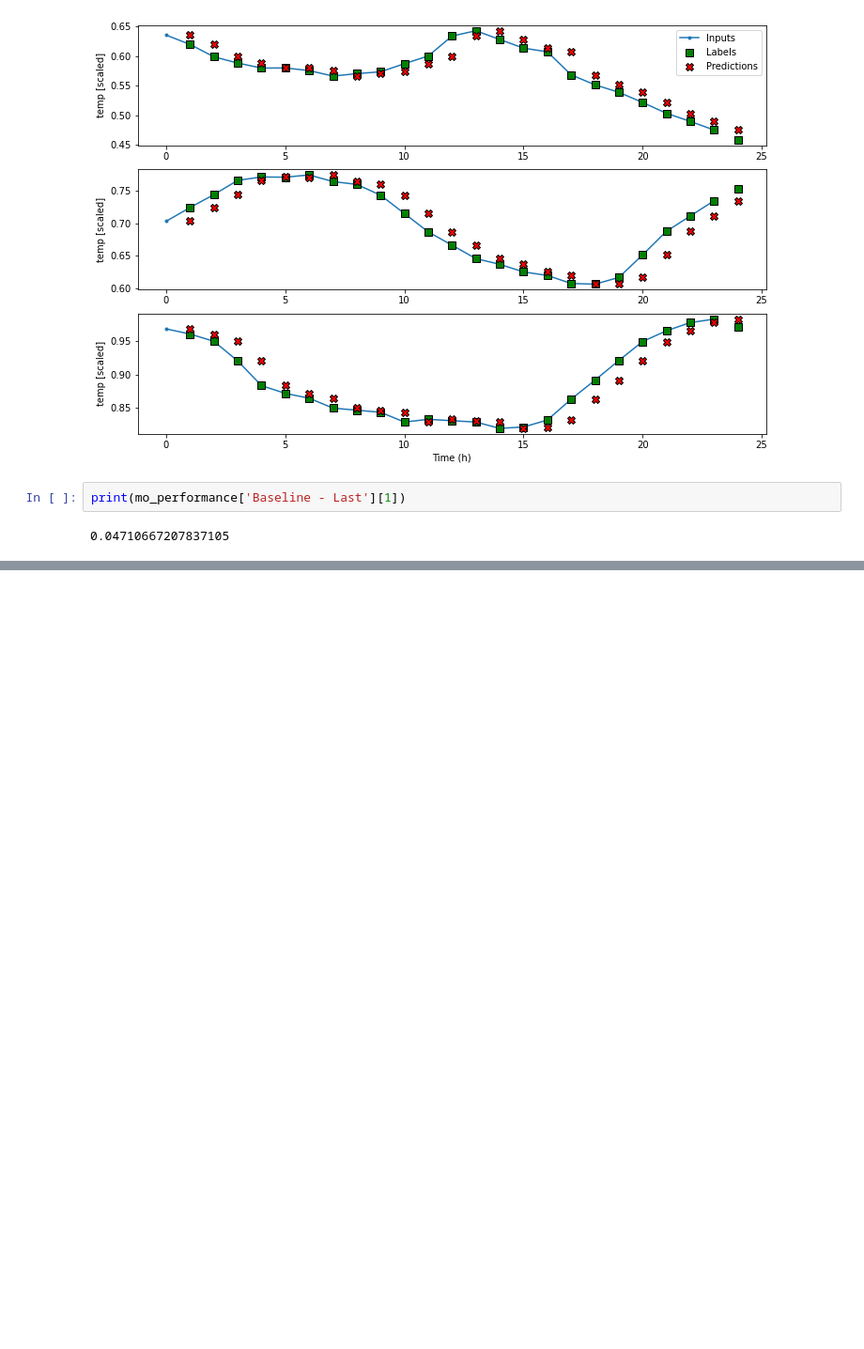
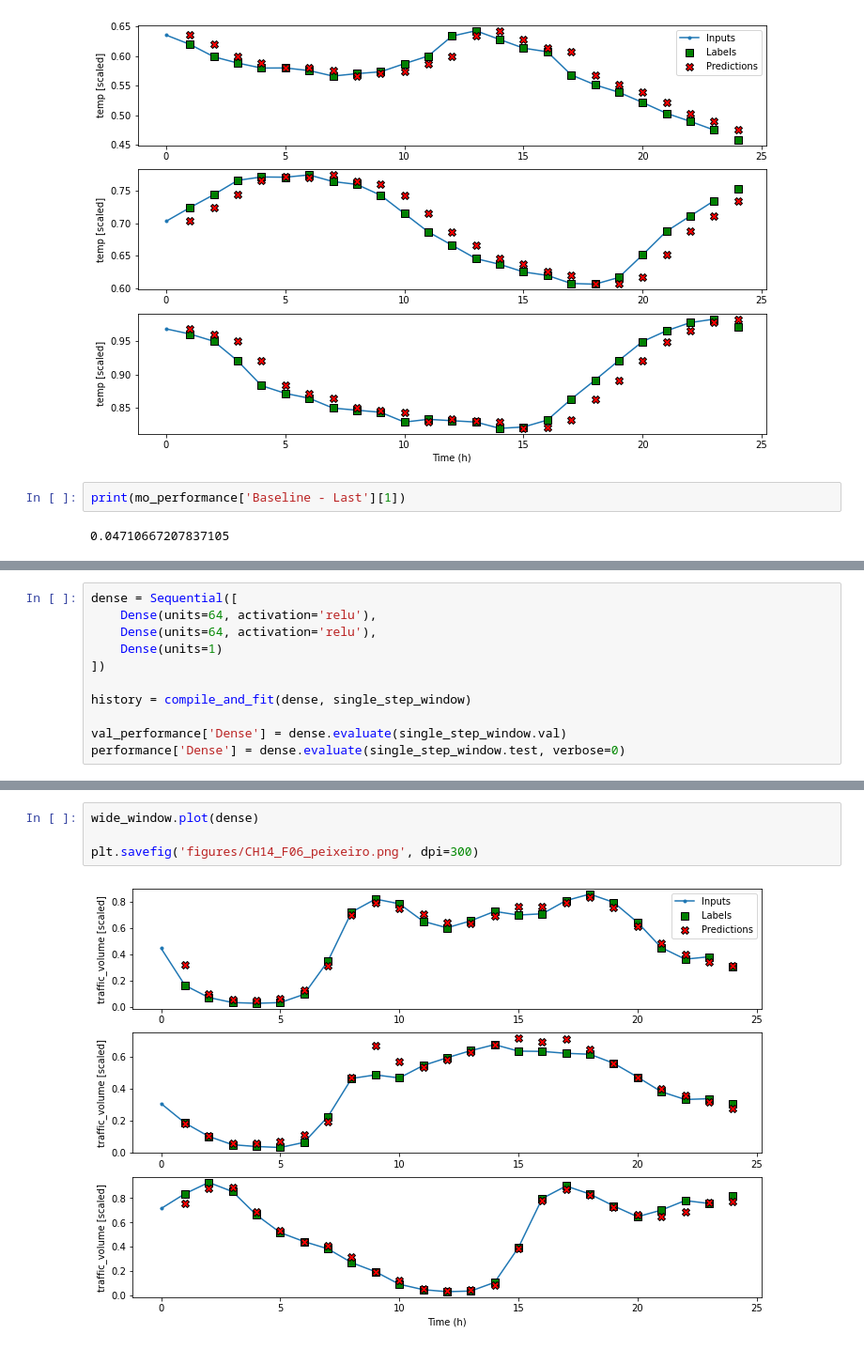
Before and after one commit to marcopeix/TimeSeriesForecastingInPython, a Jupyter notebook: CH13&CH14/CH13 & CH14.ipynb, the cells around one changed output, grey strips where cells are left out. Shown at 94% size. Saved outputs shown, nothing was run; the diff lists cells and outputs as text; blank space fills up the shorter version.

```diff
--- a/CH13/CH13.ipynb
+++ b/CH13&CH14/CH13 & CH14.ipynb
@@ -323,0 +445,11 @@ print(mo_performance['Baseline - Last'][1])
+# %%
+dense = Sequential([
+    Dense(units=64, activation='relu'),
+    Dense(units=64, activation='relu'),
+    Dense(units=1)
+])
+
+history = compile_and_fit(dense, single_step_window)
+
+val_performance['Dense'] = dense.evaluate(single_step_window.val)
+performance['Dense'] = dense.evaluate(single_step_window.test, verbose=0)
@@ -323,0 +474,6 @@ print(mo_performance['Baseline - Last'][1])
+# %%
+wide_window.plot(dense)
+
+plt.savefig('figures/CH14_F06_peixeiro.png', dpi=300)
+# %% [output]
+[figure, added]
```
Also changed, not shown: parts of 25 cells of this notebook.
